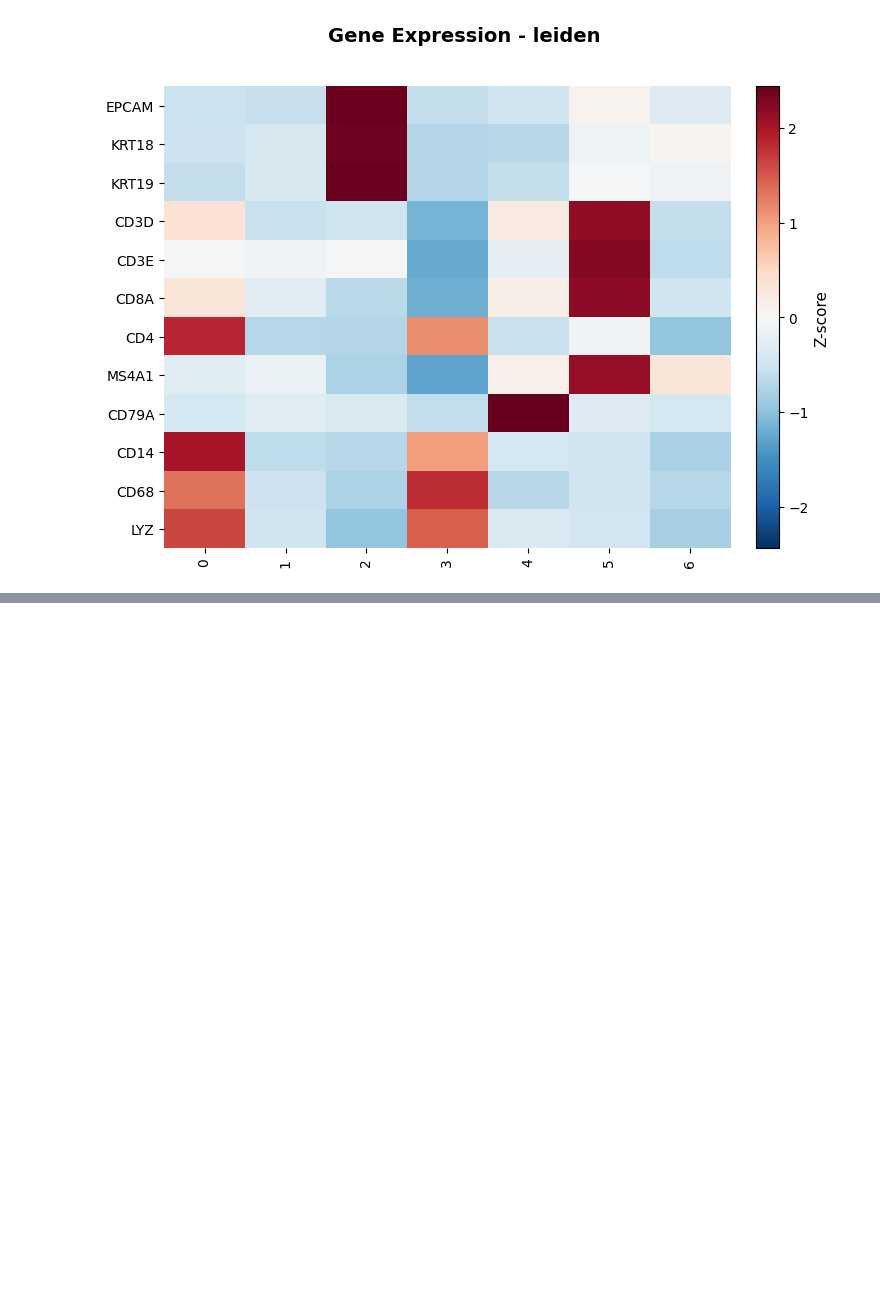
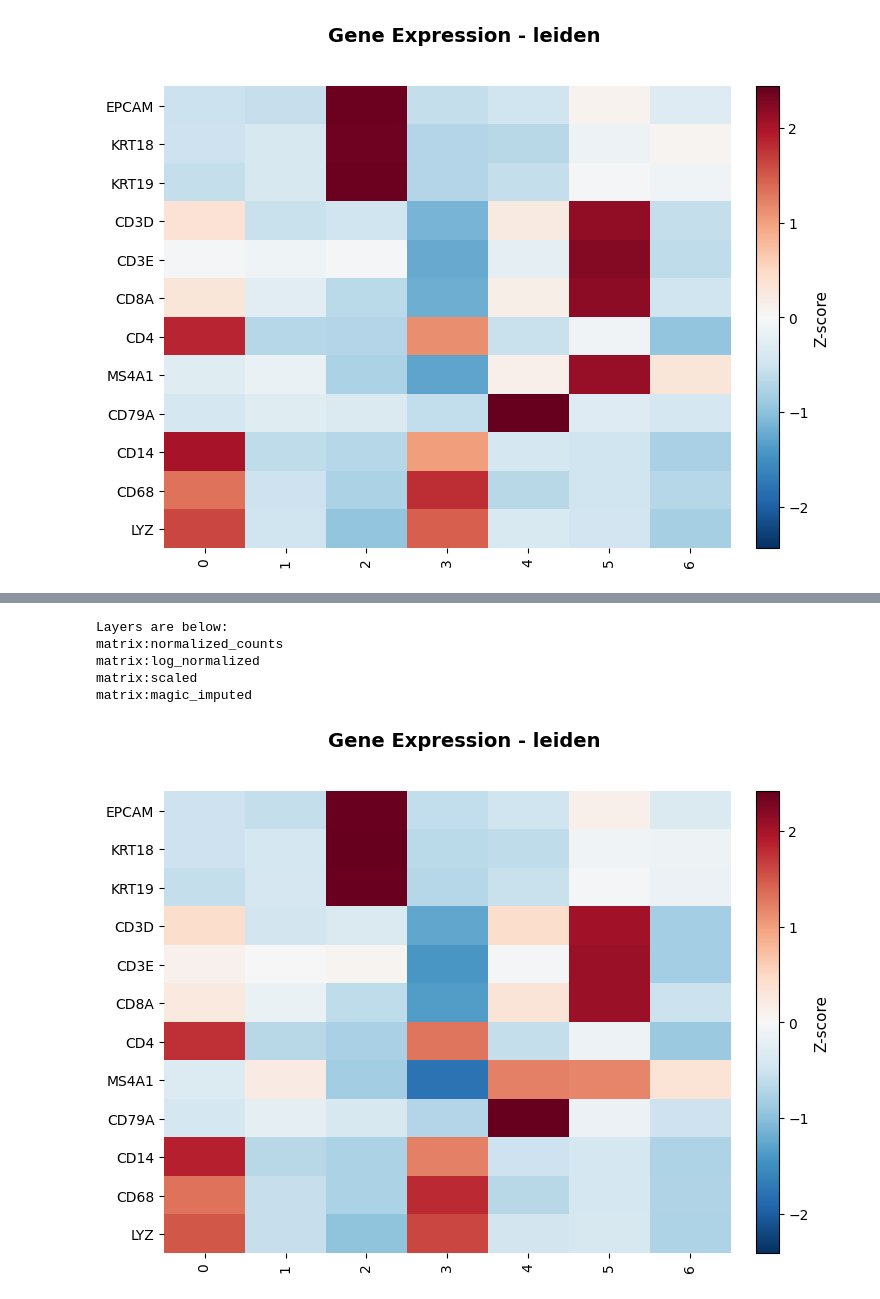
Before and after one commit to gynecoloji/spatioloji_s, a Jupyter notebook: example/processing.ipynb, the cells around one changed output, grey strips where cells are left out. Cells and saved outputs as stored; diff of their text form; code cells hidden in the pictures; blank space fills up the shorter version.

```diff
--- a/example/processing.ipynb
+++ b/example/processing.ipynb
@@ -169,3 +160,41 @@ Calculating MAGIC...
 
   ✓ MAGIC imputation complete
 ✓ Added layer 'magic_imputed' (dense, 185.8 MB)
+# %%
+print("Layers are below:")
+for i in sp.list_layers():
+    print(f"matrix:{i}")
+# %% [output]
+Layers are below:
+matrix:normalized_counts
+matrix:log_normalized
+matrix:scaled
+matrix:magic_imputed
+# %%
+# Order genes by cell type
+gene_order = [
+    # Epithelial
+    'EPCAM', 'KRT18', 'KRT19',
+    # T cells
+    'CD3D', 'CD3E', 'CD8A', 'CD4',
+    # B cells
+    'MS4A1', 'CD79A', 'CD79B',
+    # Myeloid
+    'CD14', 'CD68', 'LYZ'
+]
+
+# Order clusters
+custom_order = [str(i) for i in range(len(sp._cell_meta.leiden.unique()))]
+
+sj.visualization.plot_heatmap(
+    sp,
+    genes=gene_order,
+    group_by='leiden',
+    gene_order=gene_order,
+    group_order=custom_order,
+    scale='row',
+    show=False,
+    layer='magic_imputed'
+)
+# %% [output]
+[figure, added]
```
Also changed, not shown: parts of 3 cells of this notebook, 20 other files.
